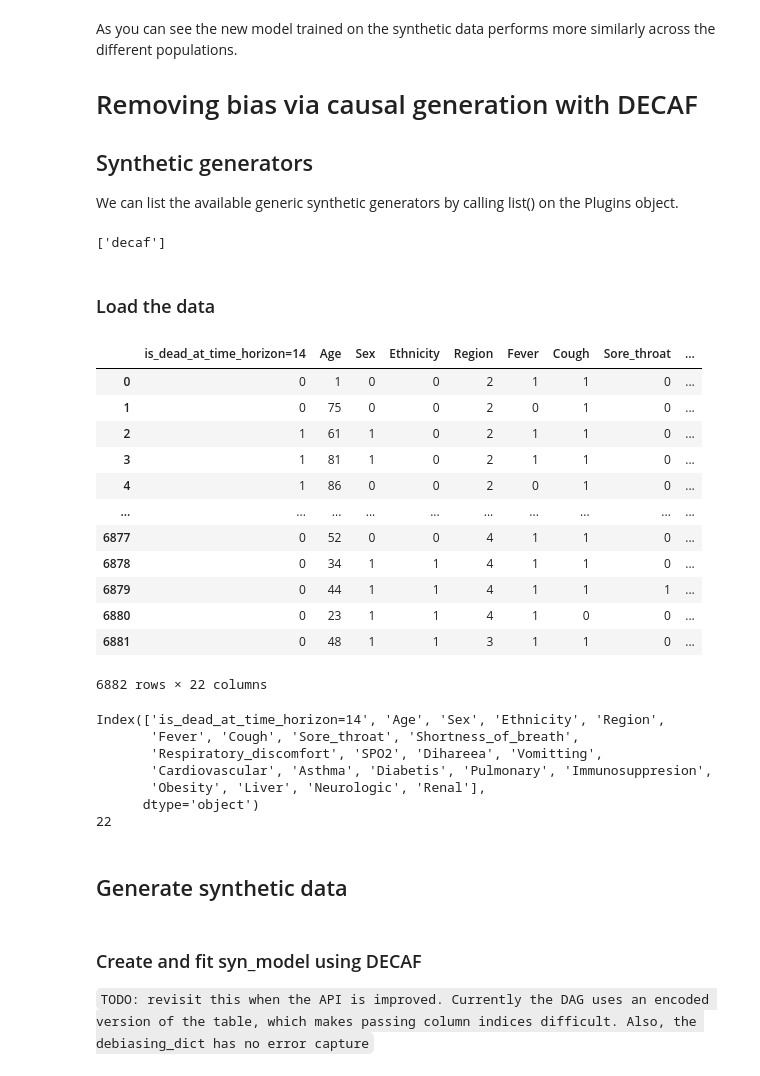
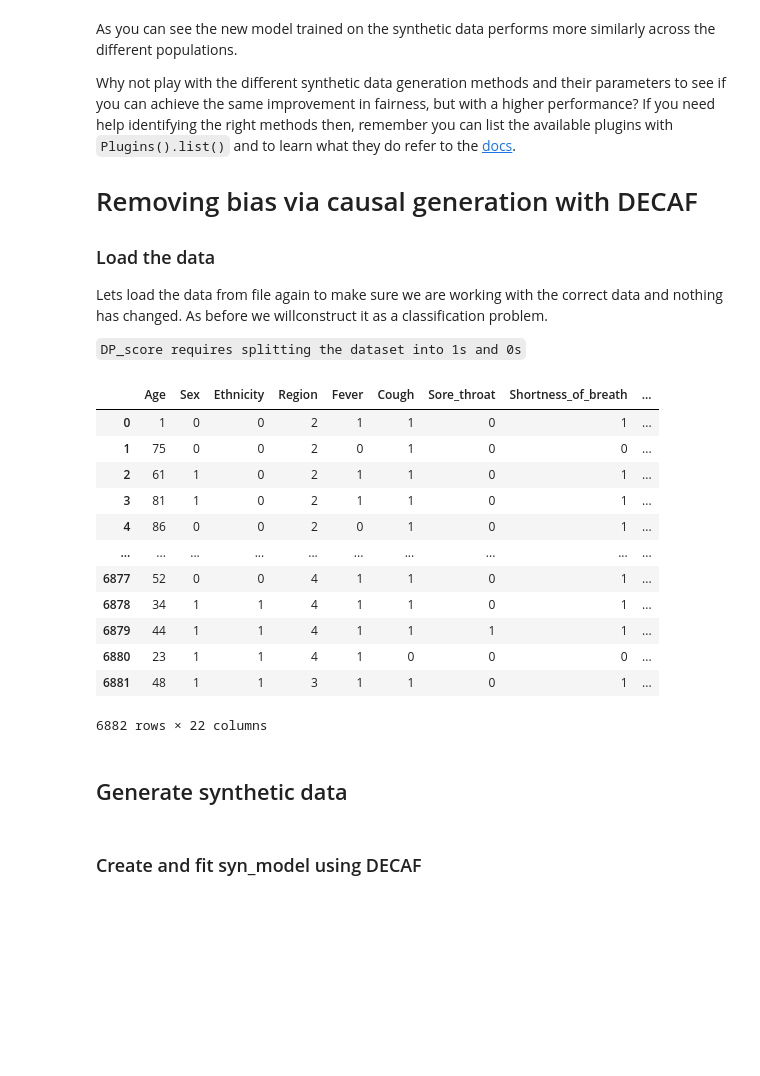
Before and after one commit to vanderschaarlab/synthetic-data-lab, a Jupyter notebook: Tutorials/Case Study 2 - Fairness.ipynb, the cells around one changed output. Drawn from its saved outputs; the diff is of its cells as text; code cells hidden in the pictures; blank space fills up the shorter version.

````diff
--- a/Tutorials/Case Study 2 - Fairness.ipynb
+++ b/Tutorials/Case Study 2 - Fairness.ipynb
@@ -249,57 +295,51 @@ plt.show()
 # %% [markdown]
 As you can see the new model trained on the synthetic data performs more similarly across the different populations.
 
+Why not play with the different synthetic data generation methods and their parameters to see if you can achieve the same improvement in fairness, but with a higher performance? If you need help identifying the right methods then, remember you can list the available plugins with `Plugins().list()` and to learn what they do refer to the [docs](https://synthcity.readthedocs.io/en/latest/generators.html).
+
 # Removing bias via causal generation with DECAF
-## Synthetic generators
+### Load the data
+Lets load the data from file again to make sure we are working with the correct data and nothing has changed. As before we willconstruct it as a classification problem.
 
-We can list the available generic synthetic generators by calling list() on the Plugins object.
+```DP_score requires splitting the dataset into 1s and 0s```
-# %%
-fairness_plugins = Plugins(categories=["fairness"]).list()
-print(fairness_plugins)
-# %% [output]
-['decaf']
-# %% [markdown]
-### Load the data
 # %%
-X = pd.read_csv(f"../data/Brazil_COVID/covid_normalised_numericalised_classification.csv")
-X.drop(columns=["is_dead", "Days_hospital_to_outcome"], inplace=True) # drop survival columns to frame it as a classification problem
+time_horizon = 14
+X = pd.read_csv(f"../data/Brazil_COVID/covid_normalised_numericalised.csv")
+
+X.loc[(X["Days_hospital_to_outcome"] <= time_horizon) & (X["is_dead"] == 1), f"is_dead_at_time_horizon={time_horizon}"] = 1
+X.loc[(X["Days_hospital_to_outcome"] > time_horizon), f"is_dead_at_time_horizon={time_horizon}"] = 0
+X.loc[(X["is_dead"] == 0), f"is_dead_at_time_horizon={time_horizon}"] = 0
+X[f"is_dead_at_time_horizon={time_horizon}"] = X[f"is_dead_at_time_horizon={time_horizon}"].astype(int)
+
+X.drop(columns=["is_dead", "Days_hospital_to_outcome"], inplace=True) # drop survival columns as they are not needed for a classification problem
 
 loader = GenericDataLoader(
     X,
     target_column="is_dead_at_time_horizon=14",
-    sensitive_features=["Age", "Sex", "Ethnicity", "Region"],
+    sensitive_features=["Ethnicity"],
+    # sensitive_features=["Age", "Sex", "Ethnicity", "Region"], # How to handle multiple sensitive columns?
     random_state=42,
 )
 
 display(loader.dataframe())
-print(X.columns)
-print(len(X.columns))
 # %% [output]
-|  | is_dead_at_time_horizon=14 | Age | Sex | Ethnicity | Region | Fever | Cough | Sore_throat | ... |
-| 0 | 0 | 1 | 0 | 0 | 2 | 1 | 1 | 0 | ... |
-| 1 | 0 | 75 | 0 | 0 | 2 | 0 | 1 | 0 | ... |
-| 2 | 1 | 61 | 1 | 0 | 2 | 1 | 1 | 0 | ... |
-| 3 | 1 | 81 | 1 | 0 | 2 | 1 | 1 | 0 | ... |
-| 4 | 1 | 86 | 0 | 0 | 2 | 0 | 1 | 0 | ... |
+|  | Age | Sex | Ethnicity | Region | Fever | Cough | Sore_throat | Shortness_of_breath | ... |
+| 0 | 1 | 0 | 0 | 2 | 1 | 1 | 0 | 1 | ... |
+| 1 | 75 | 0 | 0 | 2 | 0 | 1 | 0 | 0 | ... |
+| 2 | 61 | 1 | 0 | 2 | 1 | 1 | 0 | 1 | ... |
+| 3 | 81 | 1 | 0 | 2 | 1 | 1 | 0 | 1 | ... |
+| 4 | 86 | 0 | 0 | 2 | 0 | 1 | 0 | 1 | ... |
 | ... | ... | ... | ... | ... | ... | ... | ... | ... | ... |
-| 6877 | 0 | 52 | 0 | 0 | 4 | 1 | 1 | 0 | ... |
-| 6878 | 0 | 34 | 1 | 1 | 4 | 1 | 1 | 0 | ... |
-| 6879 | 0 | 44 | 1 | 1 | 4 | 1 | 1 | 1 | ... |
-| 6880 | 0 | 23 | 1 | 1 | 4 | 1 | 0 | 0 | ... |
-| 6881 | 0 | 48 | 1 | 1 | 3 | 1 | 1 | 0 | ... |
+| 6877 | 52 | 0 | 0 | 4 | 1 | 1 | 0 | 1 | ... |
+| 6878 | 34 | 1 | 1 | 4 | 1 | 1 | 0 | 1 | ... |
+| 6879 | 44 | 1 | 1 | 4 | 1 | 1 | 1 | 1 | ... |
+| 6880 | 23 | 1 | 1 | 4 | 1 | 0 | 0 | 0 | ... |
+| 6881 | 48 | 1 | 1 | 3 | 1 | 1 | 0 | 1 | ... |
 6882 rows × 22 columns
-Index(['is_dead_at_time_horizon=14', 'Age', 'Sex', 'Ethnicity', 'Region',
-       'Fever', 'Cough', 'Sore_throat', 'Shortness_of_breath',
-       'Respiratory_discomfort', 'SPO2', 'Dihareea', 'Vomitting',
-       'Cardiovascular', 'Asthma', 'Diabetis', 'Pulmonary', 'Immunosuppresion',
-       'Obesity', 'Liver', 'Neurologic', 'Renal'],
-      dtype='object')
-22
 # %% [markdown]
 ## Generate synthetic data
 # %% [markdown]
 ### Create and fit syn_model using DECAF
-```TODO: revisit this when the API is improved. Currently the DAG uses an encoded version of the table, which makes passing column indices difficult. Also, the debiasing_dict has no error capture```
 # %%
 prefix = "fairness.causal_generation"
 model = "decaf"
````
Also changed, not shown: parts of 23 cells of this notebook, 6 other files.
